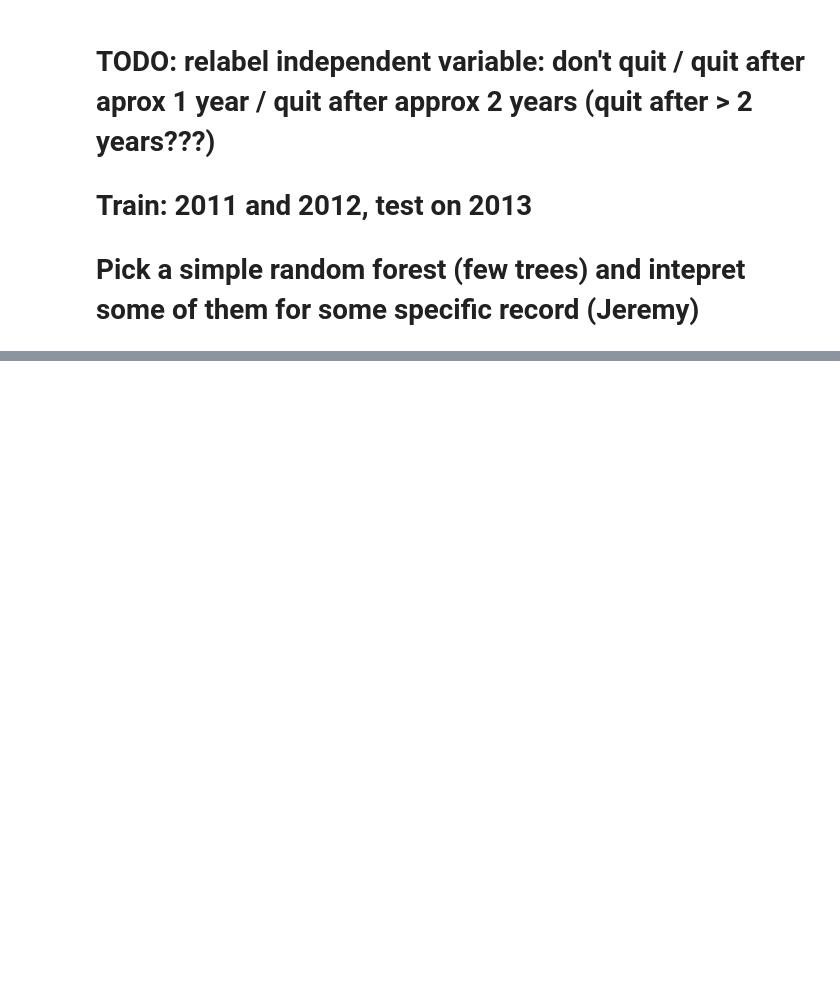
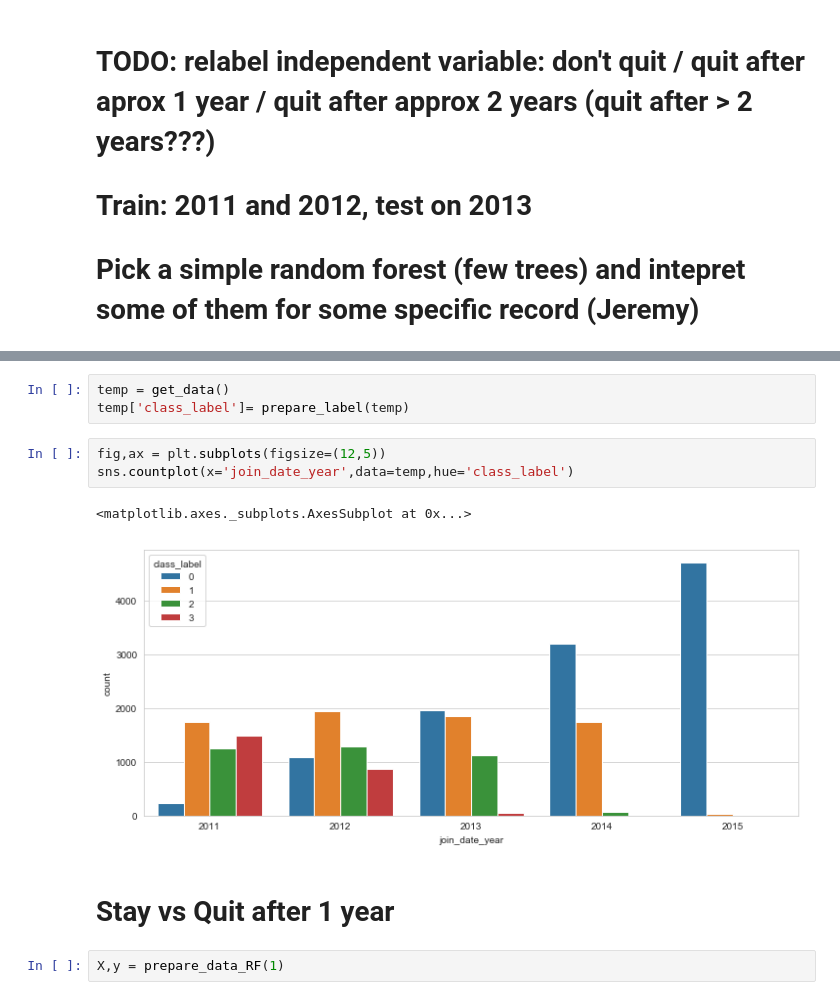
Before and after one commit to anhquan0412/pandas_practice, a Jupyter notebook: retention_ml.ipynb, the cells around one changed output, grey strips where cells are left out. Saved outputs shown, nothing was run; the diff lists cells and outputs as text; blank space fills up the shorter version.

```diff
--- a/retention_ml.ipynb
+++ b/retention_ml.ipynb
@@ -118,0 +162,13 @@ Timestamp('2014-11-12 00:00:00')
+# %%
+temp = get_data()
+temp['class_label']= prepare_label(temp)
+# %%
+fig,ax = plt.subplots(figsize=(12,5))
+sns.countplot(x='join_date_year',data=temp,hue='class_label')
+# %% [output]
+<matplotlib.axes._subplots.AxesSubplot at 0x...>
+[figure, added]
+# %% [markdown]
+# Stay vs Quit after 1 year
+# %%
+X,y = prepare_data_RF(1)
```
Also changed, not shown: parts of 34 cells of this notebook.
